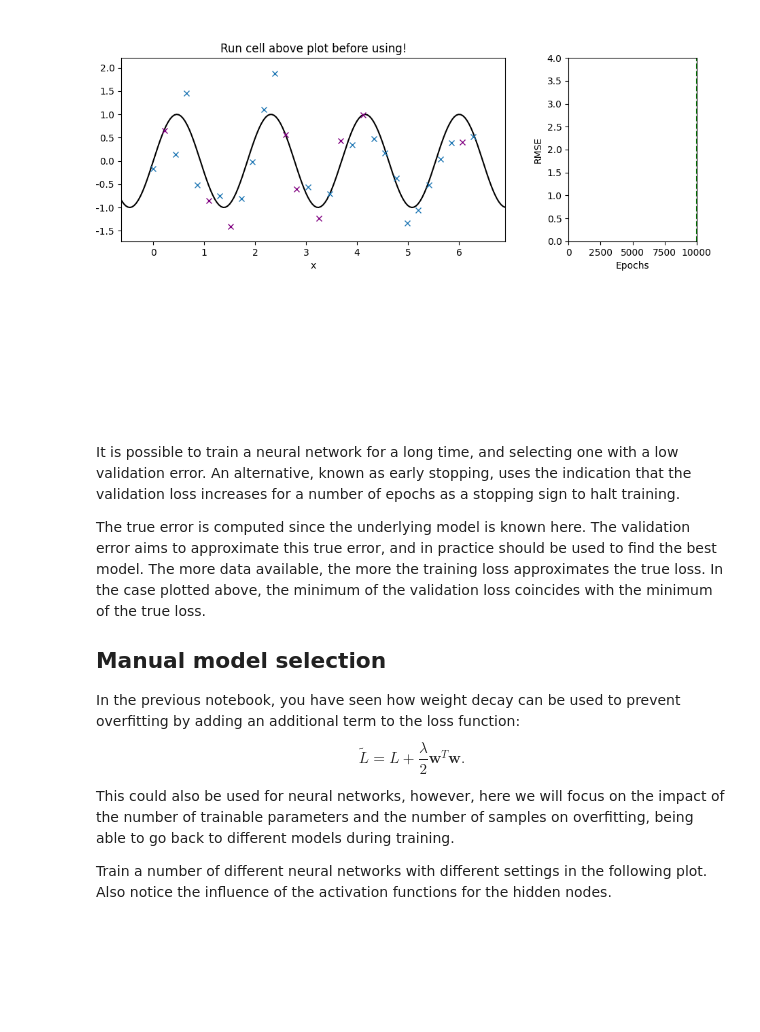
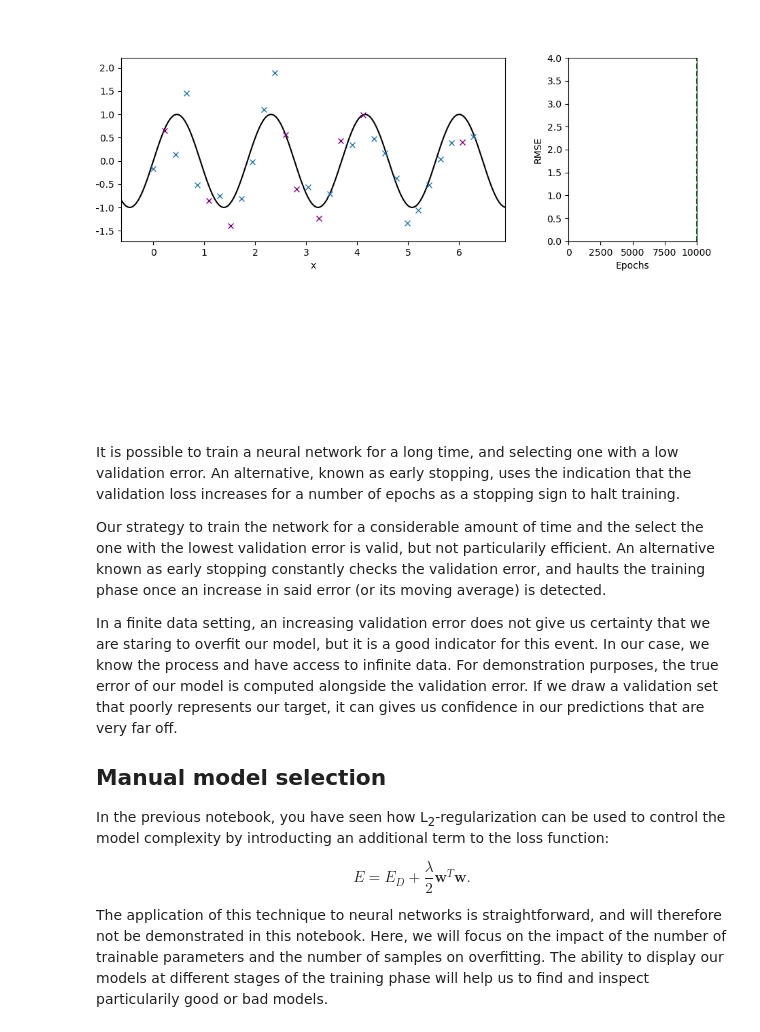
Before and after one commit to annepoot/mude, a Jupyter notebook: notebook_05_NN.ipynb, the cells around one changed output. Drawn from its saved outputs; the diff is of its cells as text; code cells hidden in the pictures; blank space fills up the shorter version.

```diff
--- a/notebook_05_NN.ipynb
+++ b/notebook_05_NN.ipynb
@@ -156,26 +164,32 @@ Choosing a high number of neurons increases the number of parameters and slows d
 # %%
-plot1 = neuralnetplotter(f_data, f_truth, create_NN, NN_train, NN_pred, x_pred, title=r'Run cell above plot before using!')
-plot1.defaults['neurons']['valinit'] = 20
-plot1.defaults['N']['valinit'] = 40
-plot1.defaults['val_pct']['valinit'] = 60
-plot1.defaults['batch_size']['valinit'] = 2
-plot1.defaults['epochs']['valinit'] = 12000
-plot1.seed = 4
-plot1.add_sliders('cur_model')
-plot1.add_buttons('truth', 'rerun')
-plot1.show()
+plot2 = neuralnetplotter(f_data, f_truth, create_NN, NN_train, NN_pred, x_pred)
+plot2.defaults['neurons']['valinit'] = 20
+plot2.defaults['N']['valinit'] = 40
+plot2.defaults['val_pct']['valinit'] = 60
+plot2.defaults['batch_size']['valinit'] = 2
+plot2.defaults['epochs']['valinit'] = 12000
+plot2.seed = 4
+plot2.add_sliders('cur_model')
+plot2.add_buttons('truth', 'rerun')
+plot2.show()
 # %% [output]
-[figure, old version]
+[figure, new version]
 # %% [markdown]
 It is possible to train a neural network for a long time, and selecting one with a low validation error. An alternative, known as early stopping, uses the indication that the validation loss increases for a number of epochs as a stopping sign to halt training.
 
-The true error is computed since the underlying model is known here. The validation error aims to approximate this true error, and in practice should be used to find the best model. The more data available, the more the training loss approximates the true loss. In the case plotted above, the minimum of the validation loss coincides with the minimum of the true loss.
+Our strategy to train the network for a considerable amount of time and the select the one with the lowest validation error is valid, but not particularily efficient. An alternative known as early stopping constantly checks the validation error, and haults the training phase once an increase in said error (or its moving average) is detected.
+
+In a finite data setting, an increasing validation error does not give us certainty that we are staring to overfit our model, but it is a good indicator for this event. In our case, we know the process and have access to infinite data. For demonstration purposes, the true error of our model is computed alongside the validation error. If we draw a validation set that poorly represents our target, it can gives us confidence in our predictions that are very far off.
+
+<!--The true error is computed since the underlying model is known here. The validation error aims to approximate this true error, and in practice should be used to find the best model. The more data available, the more the training loss approximates the true loss. In the case plotted above, the minimum of the validation loss coincides with the minimum of the true loss.-->
 
 ## Manual model selection
-In the previous notebook, you have seen how weight decay can be used to prevent overfitting by adding an additional term to the loss function:
-$$\tilde{L} = L + \dfrac{\lambda}{2} \mathbf{w}^T \mathbf{w}.$$
 
-This could also be used for neural networks, however, here we will focus on the impact of the number of trainable parameters and the number of samples on overfitting, being able to go back to different models during training.
+In the previous notebook, you have seen how L<sub>2</sub>-regularization can be used to control the model complexity by introducting an additional term to the loss function:
 
-Train a number of different neural networks with different settings in the following plot. Also notice the influence of the activation functions for the hidden nodes.
+$$
+E = E_D + \frac{\lambda}{2} \mathbf{w}^T \mathbf{w}.
+$$
+
+The application of this technique to neural networks is straightforward, and will therefore not be demonstrated in this notebook. Here, we will focus on the impact of the number of trainable parameters and the number of samples on overfitting. The ability to display our models at different stages of the training phase will help us to find and inspect particularily good or bad models.
 # %%
```
Also changed, not shown: parts of 13 cells of this notebook.
